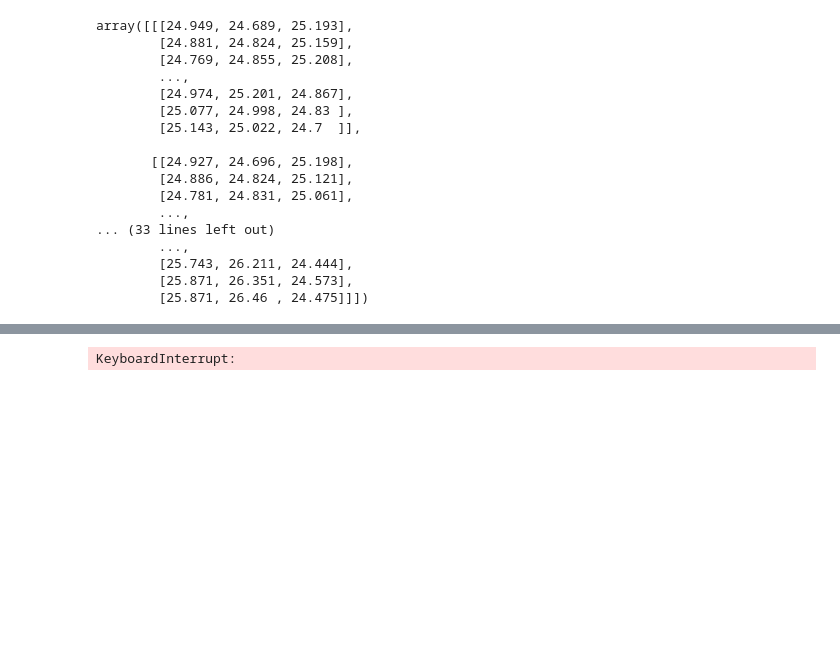
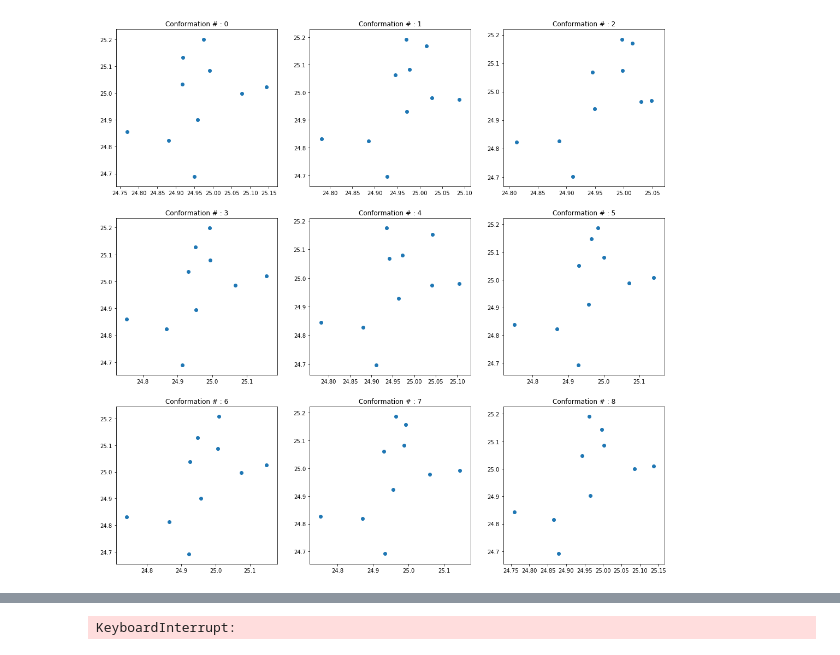
Before and after one commit to bricerauby/Protein_conformation_analysis, a Jupyter notebook: tomato_implementation.ipynb, the cells around one changed output, grey strips where cells are left out. Drawn from its saved outputs; the diff is of its cells as text; code cells hidden in the pictures; blank space fills up the shorter version.

```diff
--- a/tomato_implementation.ipynb
+++ b/tomato_implementation.ipynb
@@ -16,23 +16,11 @@ xyz.close()
 # %%
 coor_array = np.array(coordinates).reshape(-1,10,3)
 # 1 block per 10-atom conformation each represented by 3 spatial dimensions
-# %%
-coor_array
-# %% [output]
-array([[[24.949, 24.689, 25.193],
-        [24.881, 24.824, 25.159],
-        [24.769, 24.855, 25.208],
-        ...,
-        [24.974, 25.201, 24.867],
-        [25.077, 24.998, 24.83 ],
-        [25.143, 25.022, 24.7  ]],
-
-       [[24.927, 24.696, 25.198],
-        [24.886, 24.824, 25.121],
-        [24.781, 24.831, 25.061],
-        ...,
-... (33 lines left out)
-        ...,
-        [25.743, 26.211, 24.444],
-        [25.871, 26.351, 24.573],
-        [25.871, 26.46 , 24.475]]])
+# %%
+plt.figure(figsize=(18,18))
+for conf_nb in range(9):
+    plt.subplot(331+conf_nb)
+    plt.scatter(coor_array[conf_nb,:,0],coor_array[conf_nb,:,1])
+    plt.title('Conformation # : {}'.format(conf_nb))
+# %% [output]
+[figure, added]
```
Also changed, not shown: parts of 21 cells of this notebook.
